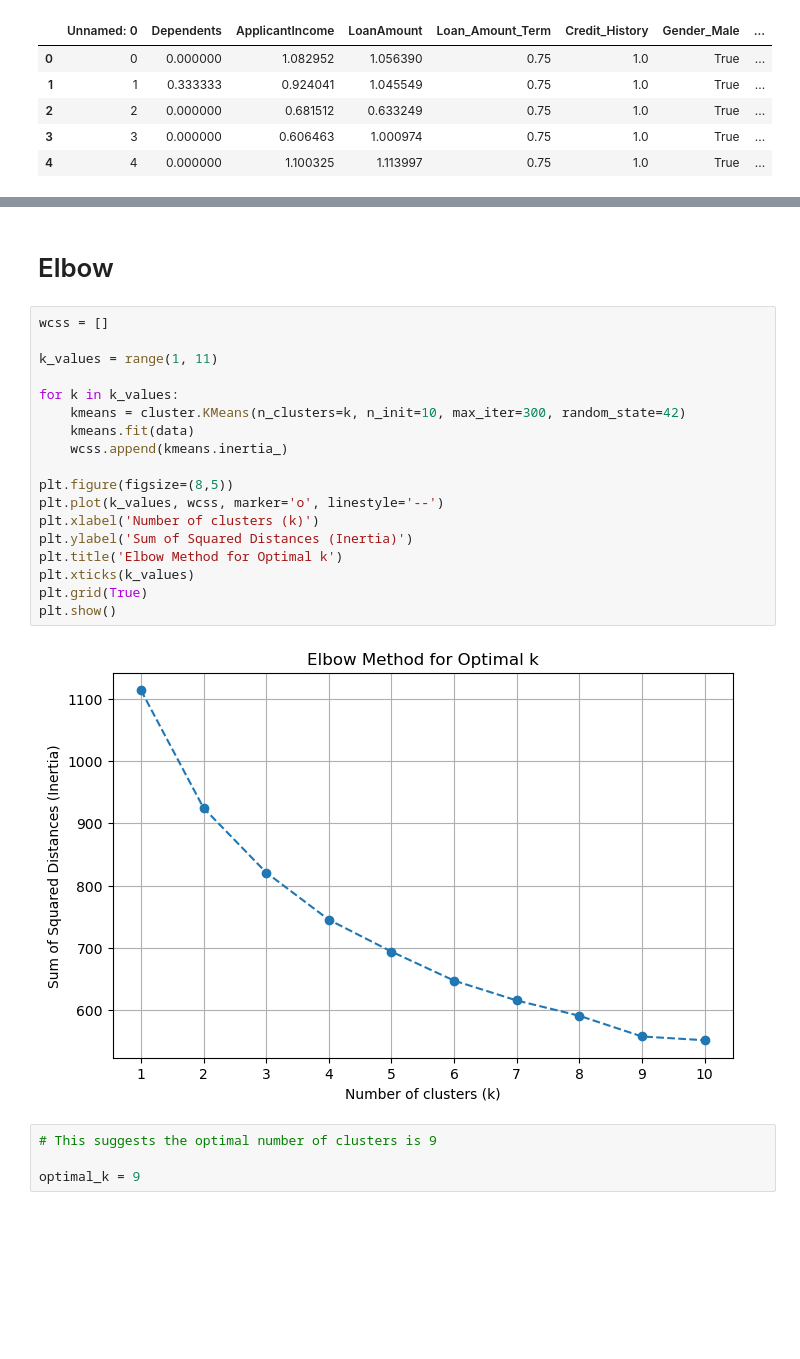
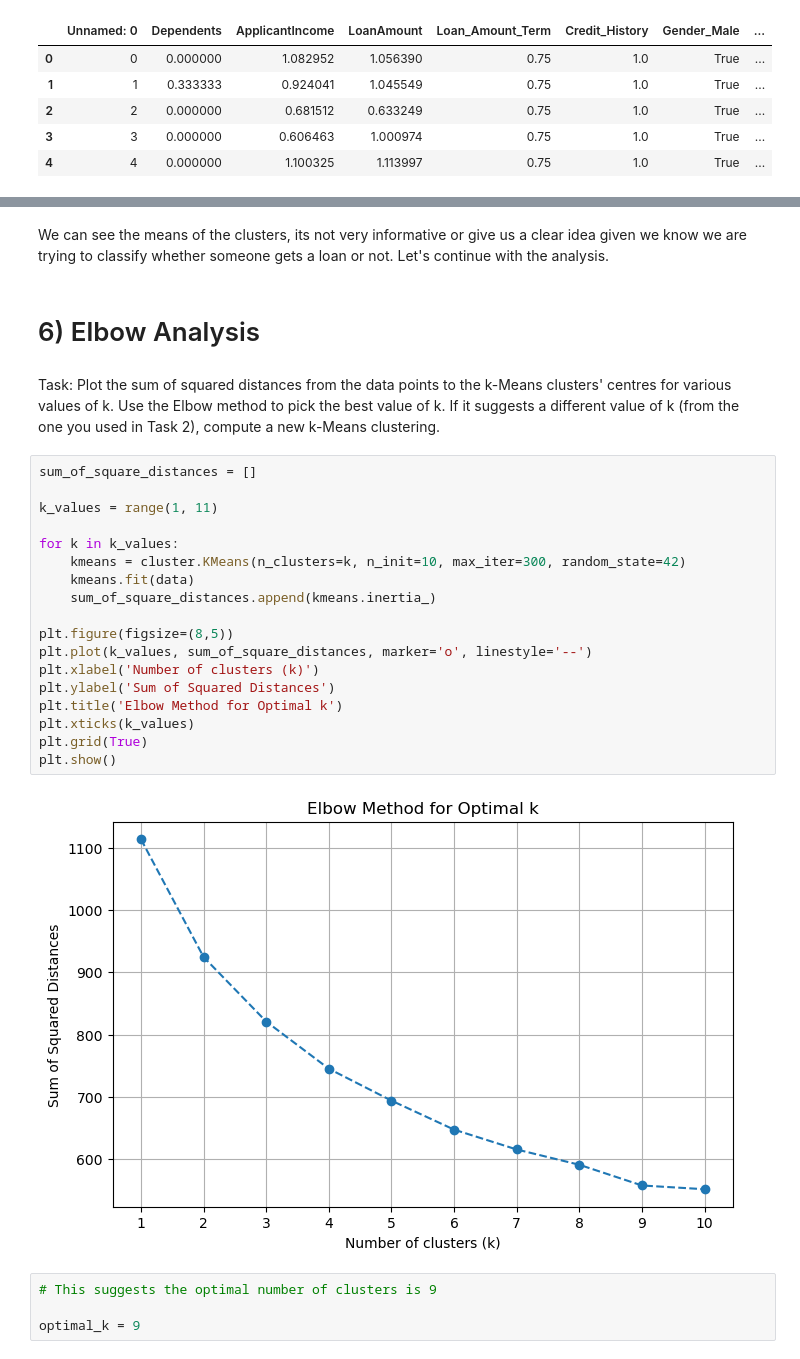
Before and after one commit to M-Byte480/Data-Mining-Assignments, a Jupyter notebook: lab3/Lab3.ipynb, the cells around one changed output, grey strips where cells are left out. Cells and saved outputs as stored; diff of their text form; blank space fills up the shorter version.

```diff
--- a/lab3/Lab3.ipynb
+++ b/lab3/Lab3.ipynb
@@ -113,25 +119,30 @@ data_frame.groupby('cluster').mean()
+# %% [markdown]
+We can see the means of the clusters, its not very informative or give us a clear idea given we know we are trying to classify whether someone gets a loan or not. Let's continue with the analysis.
 # %% [markdown]
-# Elbow
+# 6) Elbow Analysis
+# %% [markdown]
+Task:
+Plot the sum of squared distances from the data points to the k-Means clusters' centres for various values of k. Use the Elbow method to pick the best value of k. If it suggests a different value of k (from the one you used in Task 2), compute a new k-Means clustering.
 # %%
-wcss = []
+sum_of_square_distances = []
 
 k_values = range(1, 11)
 
 for k in k_values:
     kmeans = cluster.KMeans(n_clusters=k, n_init=10, max_iter=300, random_state=42)
     kmeans.fit(data)
-    wcss.append(kmeans.inertia_)
+    sum_of_square_distances.append(kmeans.inertia_)
 
 plt.figure(figsize=(8,5))
-plt.plot(k_values, wcss, marker='o', linestyle='--')
+plt.plot(k_values, sum_of_square_distances, marker='o', linestyle='--')
 plt.xlabel('Number of clusters (k)')
-plt.ylabel('Sum of Squared Distances (Inertia)')
+plt.ylabel('Sum of Squared Distances')
 plt.title('Elbow Method for Optimal k')
 plt.xticks(k_values)
 plt.grid(True)
 plt.show()
 # %% [output]
-[figure, old version]
+[figure, new version]
 # %%
 # This suggests the optimal number of clusters is 9
 
```
Also changed, not shown: parts of 33 cells of this notebook.
